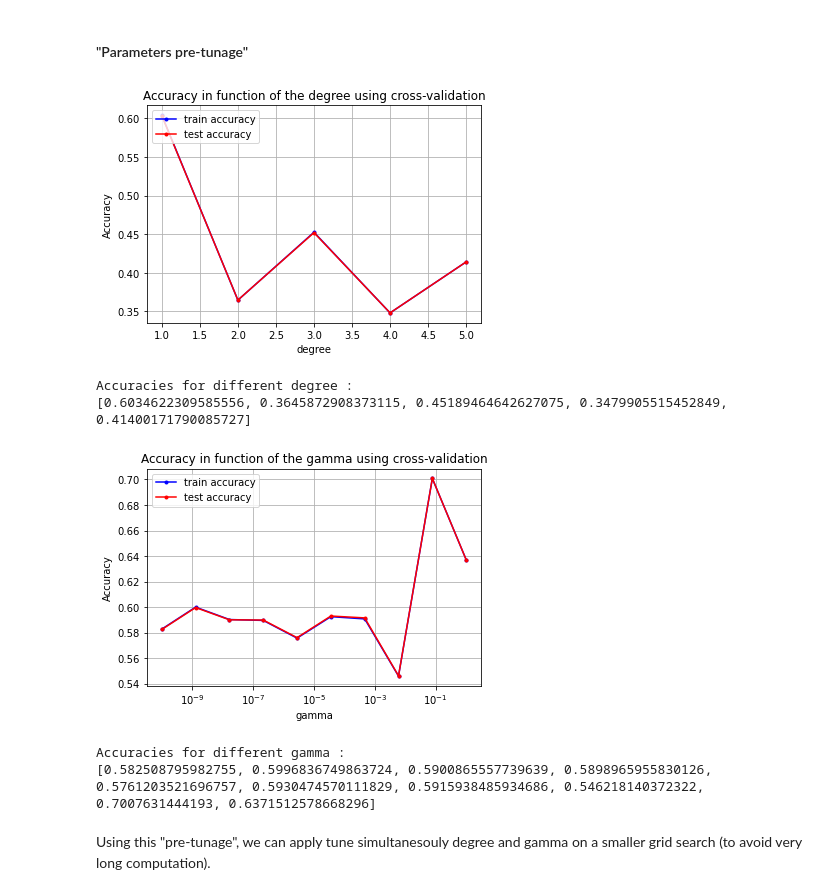
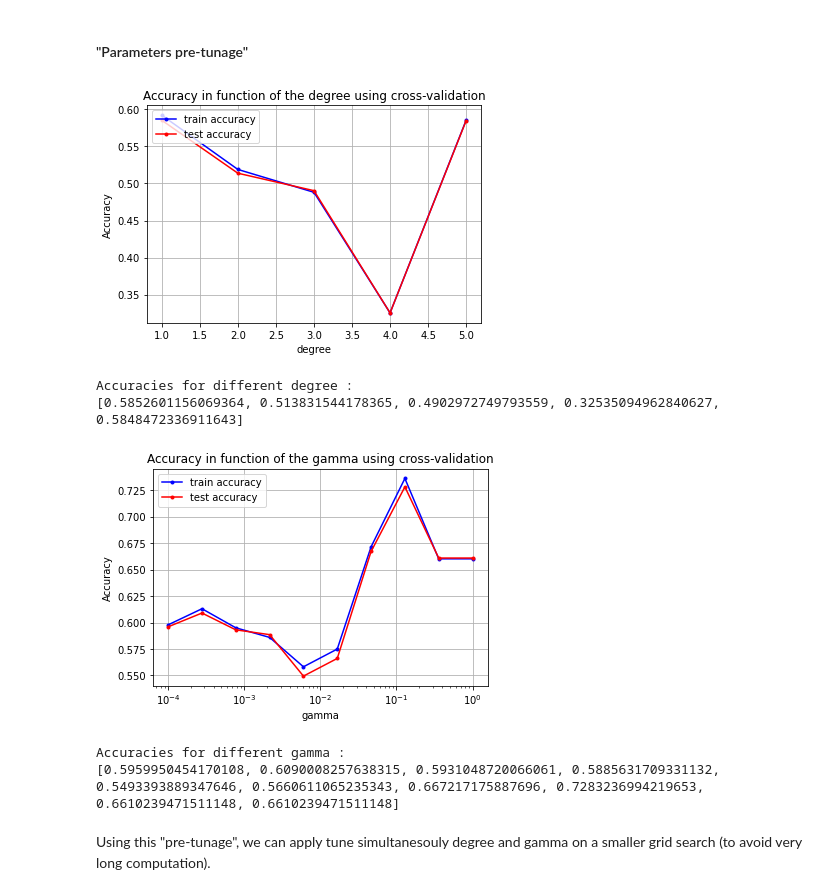
Before and after one commit to CS-433/ml-project-1-thevipers, a Jupyter notebook: main.ipynb, the cells around one changed output. Saved outputs shown, nothing was run; the diff lists cells and outputs as text; code cells hidden in the pictures.

```diff
--- a/main.ipynb
+++ b/main.ipynb
@@ -18,8 +18,8 @@ from plots import *
 # %%
 DATA_TRAIN_PATH = 'data/train.csv'
 DATA_TEST_PATH = 'data/test.csv'
-y, tX, ids = load_csv_data(DATA_TRAIN_PATH, sub_sample=False)
-y_test, tX_test, ids_test = load_csv_data(DATA_TEST_PATH, sub_sample=False)
+y, tX, ids = load_csv_data(DATA_TRAIN_PATH, sub_sample=True)
+y_test, tX_test, ids_test = load_csv_data(DATA_TEST_PATH, sub_sample=True)
 features_name = np.genfromtxt('data/train.csv', delimiter=",", dtype=str,max_rows=1)[2:]
 # %% [markdown]
 # Data exploration
@@ -201,36 +201,36 @@ seed = np.random.seed(10)
 # %%
 #Fixed parameters :
 k_fold=4
 max_iters = 50
 
 #Parameters to tune :
 degrees = 1+np.arange(5)
-gamma=1e-8
+gamma=1e-3
 
 best_degree, acc_te_deg, acc_tr_deg = tune_best_one(y_, tX_, k_fold, least_squares_GD, seed=seed, params=degrees, gamma=gamma, max_iters=max_iters, name='degree')
 
 CV_param_plot(degrees, acc_tr_deg, acc_te_deg, name_param="degree")
 
 print("Accuracies for different degree :")
 print(acc_te_deg)
 
 #Parameters to tune :
 degree = best_degree
-gammas=np.logspace(-10, 0, 10)
+gammas=np.logspace(-4, 0, 10)
 
 best_gam, acc_te_gam, acc_tr_gam = tune_best_one(y_, tX_, k_fold, least_squares_GD, seed=seed, params=gammas, degree=degree, max_iters=max_iters, name='gamma')
 
 CV_param_plot(gammas, acc_tr_gam, acc_te_gam, name_param="gamma")
 
 print("Accuracies for different gamma :")
 print(acc_te_gam)
 # %% [output]
-[figure, old version]
+[figure, new version]
 Accuracies for different degree :
-[0.6034622309585556, 0.3645872908373115, 0.45189464642627075, 0.3479905515452849, 0.41400171790085727]
+[0.5852601156069364, 0.513831544178365, 0.4902972749793559, 0.32535094962840627, 0.5848472336911643]
-[figure, old version]
+[figure, new version]
 Accuracies for different gamma :
-[0.582508795982755, 0.5996836749863724, 0.5900865557739639, 0.5898965955830126, 0.5761203521696757, 0.5930474570111829, 0.5915938485934686, 0.546218140372322, 0.7007631444193, 0.6371512578668296]
+[0.5959950454170108, 0.6090008257638315, 0.5931048720066061, 0.5885631709331132, 0.5493393889347646, 0.5660611065235343, 0.667217175887696, 0.7283236994219653, 0.6610239471511148, 0.6610239471511148]
 # %% [markdown]
 Using this "pre-tunage", we can apply tune simultanesouly degree and gamma on a smaller grid search (to avoid very long computation).
 # %%
```
Also changed, not shown: parts of 20 cells of this notebook, 1 other file.
